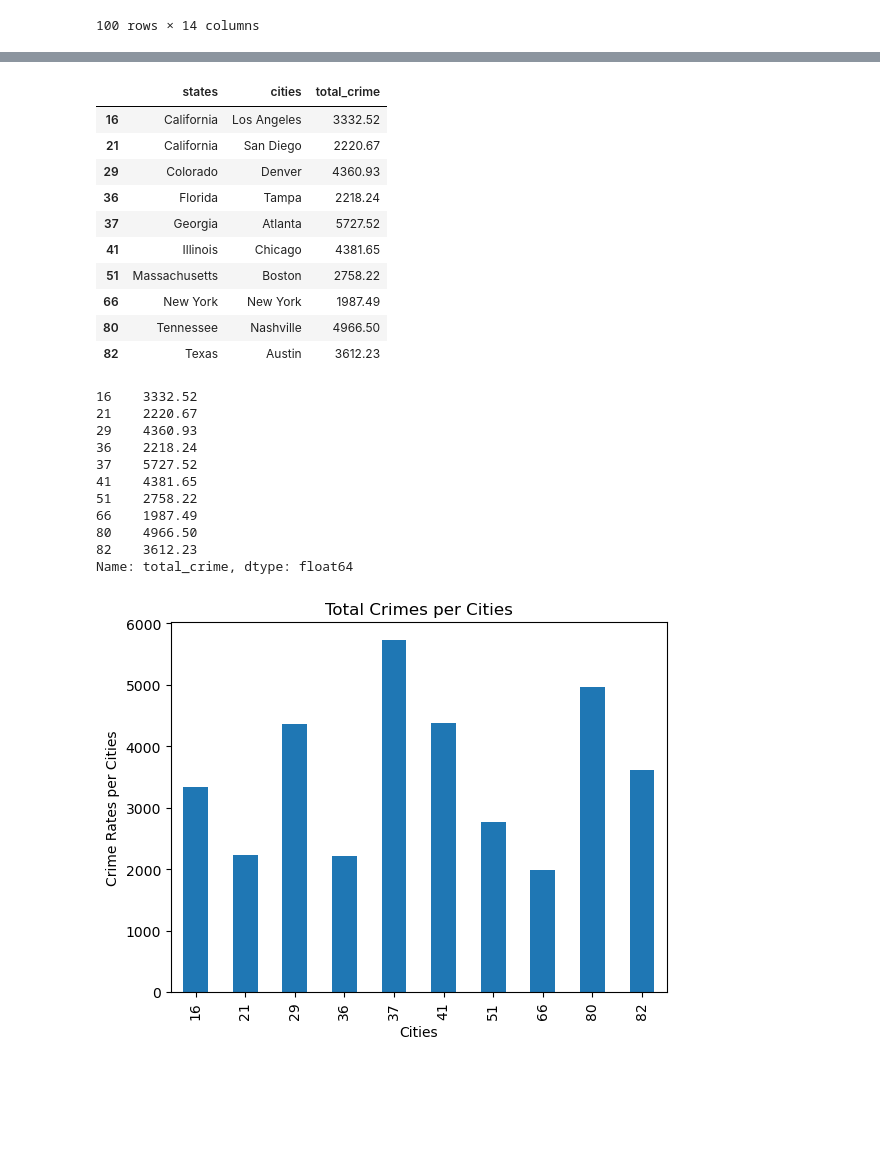
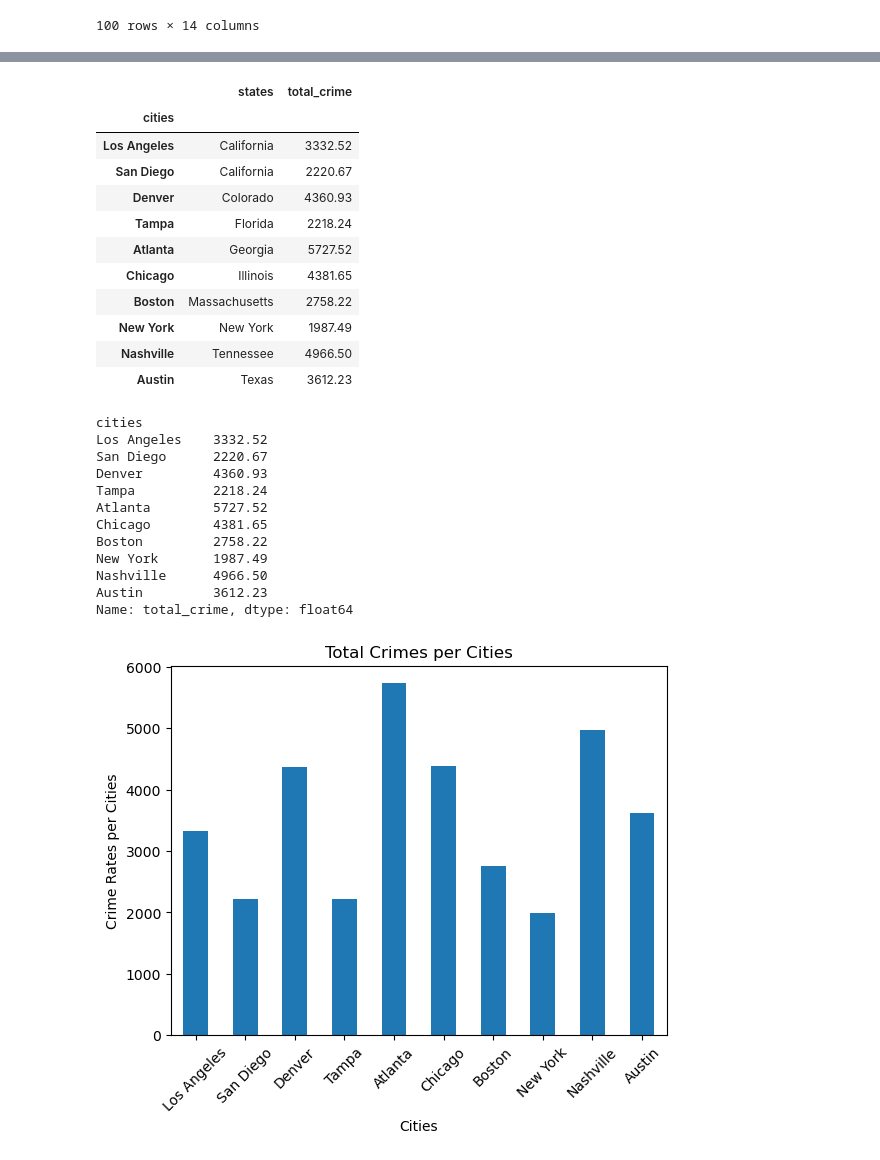
Before and after one commit to benschatz97/group_project_1, a Jupyter notebook: sean_files/population_city_crime/population_city_crime.ipynb, the cells around one changed output, grey strips where cells are left out. Drawn from its saved outputs; the diff is of its cells as text; code cells hidden in the pictures; blank space fills up the shorter version.

```diff
--- a/sean_files/population_city_crime/population_city_crime.ipynb
+++ b/sean_files/population_city_crime/population_city_crime.ipynb
@@ -31,4 +31,7 @@ cities_crime_rates_df
 # filter cities to the 10 chosen for the project
 filtered_cities_crime= cities_crime_rates_df[cities_crime_rates_df['cities'].isin(['Atlanta', 'Austin', 'Chicago', 'Denver', 'Los Angeles', 'Nashville', 'New York', 'San Diego', 'Tampa', 'Boston'])]
 filtered_cities_crime
+
+filtered_cities_crime = filtered_cities_crime.set_index("cities")
+filtered_cities_crime
 # %% [output]
@@ -46,41 +53,43 @@ filtered_cities_crime
 # %%
 # New Data Frame with only certain columns (states, cities, total_crime)
-updated_cities_crime_rates = filtered_cities_crime[["states", "cities", "total_crime"]]
+updated_cities_crime_rates = filtered_cities_crime[["states", "total_crime"]]
 updated_cities_crime_rates
 # %% [output]
-|  | states | cities | total_crime |
-| 16 | California | Los Angeles | 3332.52 |
-| 21 | California | San Diego | 2220.67 |
-| 29 | Colorado | Denver | 4360.93 |
-| 36 | Florida | Tampa | 2218.24 |
-| 37 | Georgia | Atlanta | 5727.52 |
-| 41 | Illinois | Chicago | 4381.65 |
-| 51 | Massachusetts | Boston | 2758.22 |
-| 66 | New York | New York | 1987.49 |
-| 80 | Tennessee | Nashville | 4966.50 |
-| 82 | Texas | Austin | 3612.23 |
+|  | states | total_crime |
+| cities |  |  |
+| Los Angeles | California | 3332.52 |
+| San Diego | California | 2220.67 |
+| Denver | Colorado | 4360.93 |
+| Tampa | Florida | 2218.24 |
+| Atlanta | Georgia | 5727.52 |
+| Chicago | Illinois | 4381.65 |
+| Boston | Massachusetts | 2758.22 |
+| New York | New York | 1987.49 |
+| Nashville | Tennessee | 4966.50 |
+| Austin | Texas | 3612.23 |
 # %%
 total_crime_df= updated_cities_crime_rates["total_crime"]
 total_crime_df
 # %% [output]
-16    3332.52
-21    2220.67
-29    4360.93
-36    2218.24
-37    5727.52
-41    4381.65
-51    2758.22
-66    1987.49
-80    4966.50
-82    3612.23
+cities
+Los Angeles    3332.52
+San Diego      2220.67
+Denver         4360.93
+Tampa          2218.24
+Atlanta        5727.52
+Chicago        4381.65
+Boston         2758.22
+New York       1987.49
+Nashville      4966.50
+Austin         3612.23
 Name: total_crime, dtype: float64
 # %%
 # Create a bar graph for the assigned cities crime
 cities_crime_rates_graph= total_crime_df.plot(kind="bar")
 cities_crime_rates_graph.set_xlabel("Cities")
 cities_crime_rates_graph.set_ylabel("Crime Rates per Cities")
 cities_crime_rates_graph.set_title("Total Crimes per Cities")
-
+plt.xticks(rotation = 45)
 plt.show()
 # %% [output]
-[figure, old version]
+[figure, new version]
```
Also changed, not shown: parts of 2 cells of this notebook, 1 other file.
